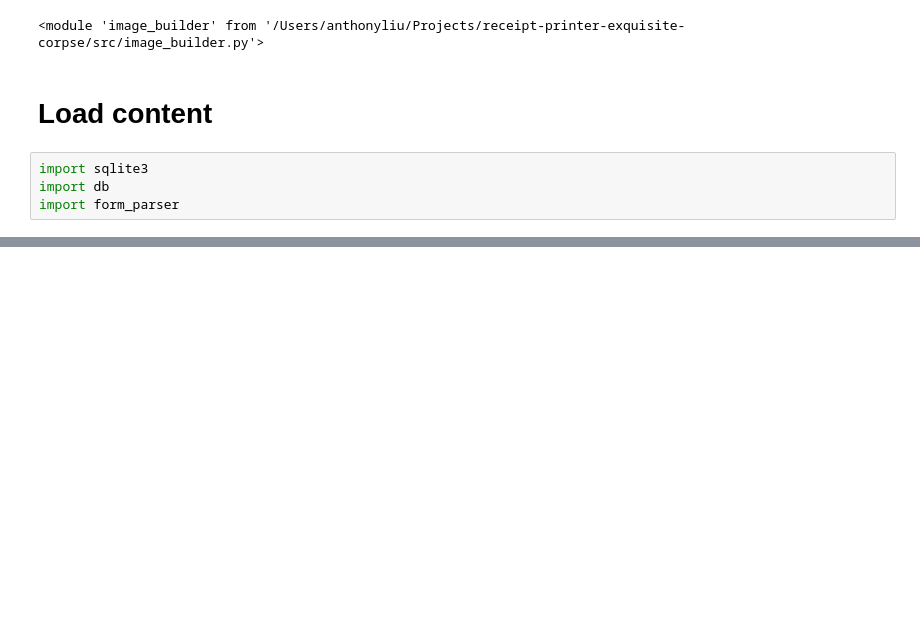
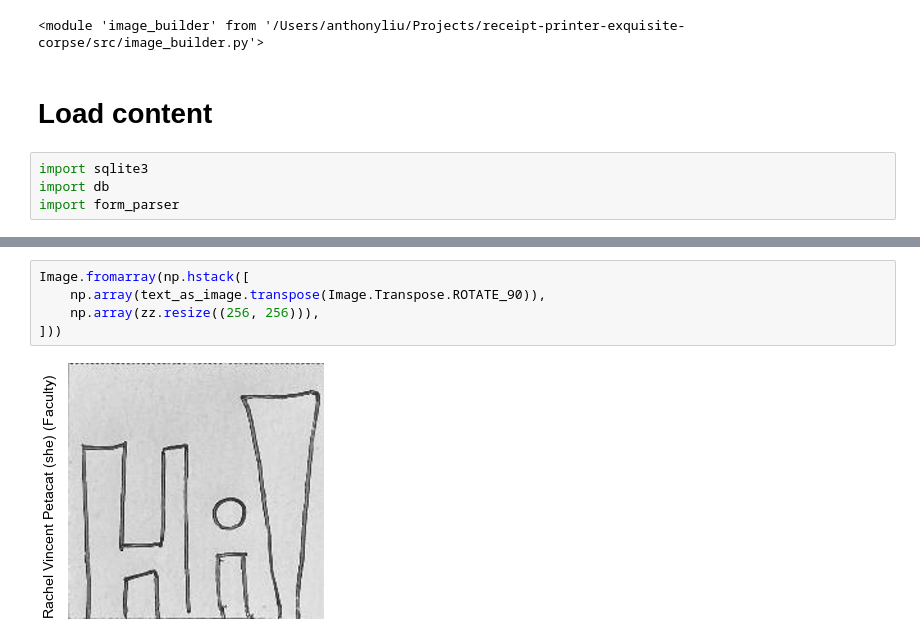
Before and after one commit to tliu30/rc-exquisite-corpse, a Jupyter notebook: notebooks/image_scratchpad.ipynb, the cells around one changed output, grey strips where cells are left out. Cells and saved outputs as stored; diff of their text form; blank space fills up the shorter version.

```diff
--- a/notebooks/image_scratchpad.ipynb
+++ b/notebooks/image_scratchpad.ipynb
@@ -68,0 +111,7 @@ Image.fromarray(form_03)
+# %%
+Image.fromarray(np.hstack([
+    np.array(text_as_image.transpose(Image.Transpose.ROTATE_90)),
+    np.array(zz.resize((256, 256))),
+]))
+# %% [output]
+[figure, added]
```
Also changed, not shown: parts of 26 cells of this notebook, 10 other files.
